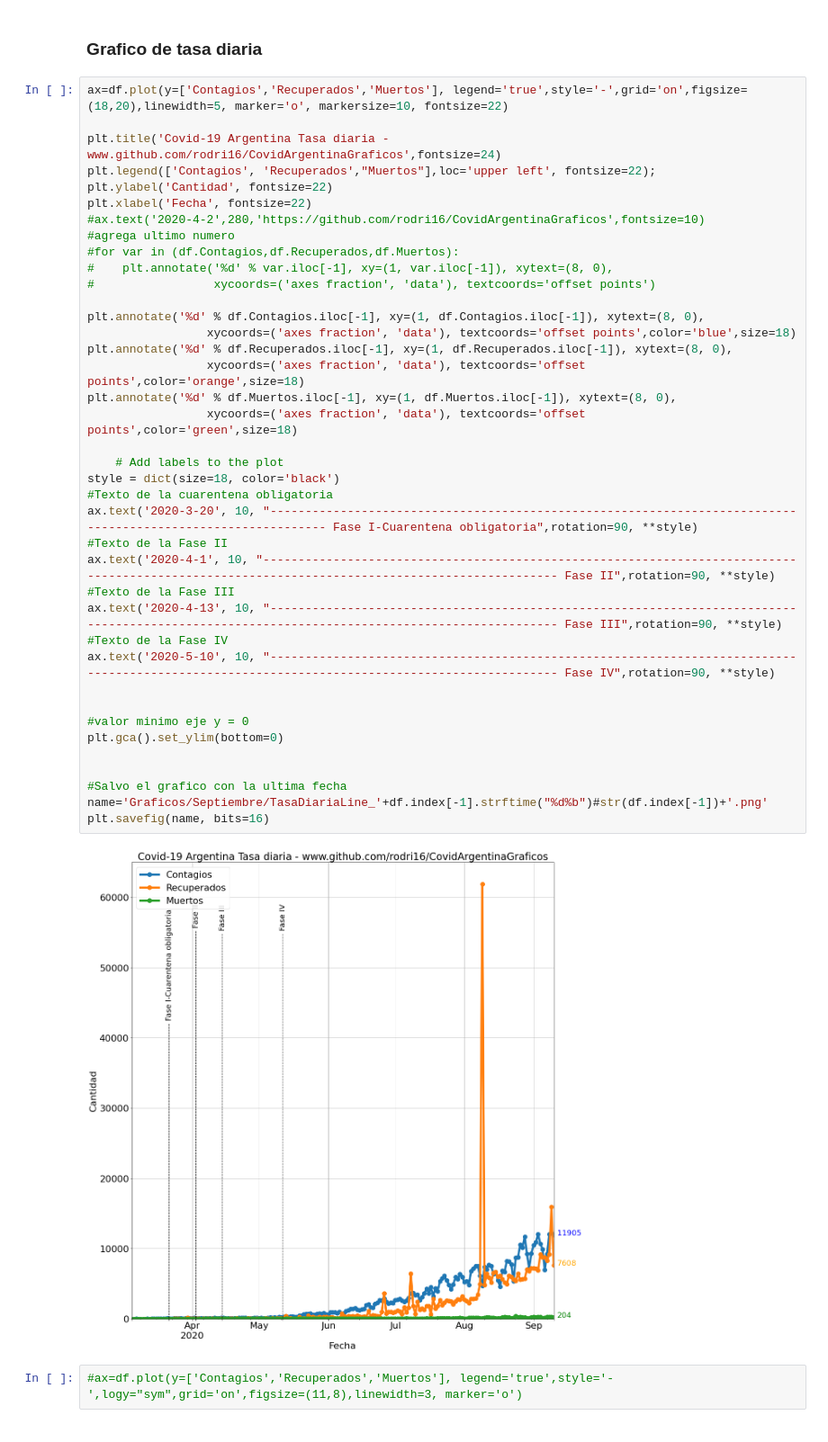
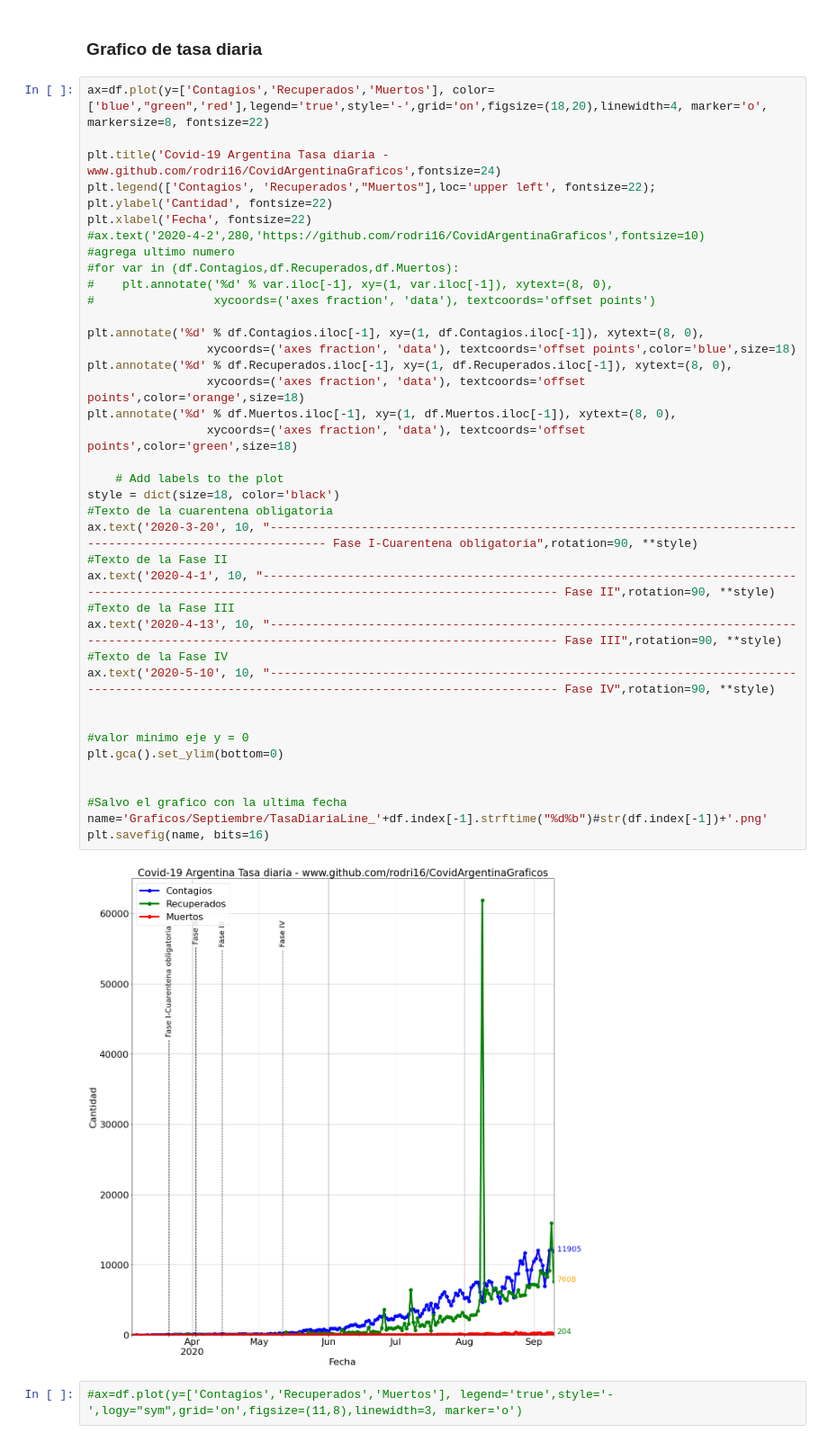
Before and after one commit to rodri16/CovidArgentinaGraficos, a Jupyter notebook: Covid19_Arg_Python_notebook.ipynb, the cells around one changed output. Shown at 90% size. Saved outputs shown, nothing was run; the diff lists cells and outputs as text.

```diff
--- a/Covid19_Arg_Python_notebook.ipynb
+++ b/Covid19_Arg_Python_notebook.ipynb
@@ -93,7 +93,7 @@ df.tail(10)
 # %% [markdown]
 ### Grafico de tasa diaria
 # %%
-ax=df.plot(y=['Contagios','Recuperados','Muertos'], legend='true',style='-',grid='on',figsize=(18,20),linewidth=5, marker='o', markersize=10, fontsize=22)
+ax=df.plot(y=['Contagios','Recuperados','Muertos'], color=['blue',"green",'red'],legend='true',style='-',grid='on',figsize=(18,20),linewidth=4, marker='o', markersize=8, fontsize=22)
 
 plt.title('Covid-19 Argentina Tasa diaria - www.github.com/rodri16/CovidArgentinaGraficos',fontsize=24)
 plt.legend(['Contagios', 'Recuperados',"Muertos"],loc='upper left', fontsize=22);
@@ -105,34 +105,34 @@ plt.xlabel('Fecha', fontsize=22)
 #    plt.annotate('%d' % var.iloc[-1], xy=(1, var.iloc[-1]), xytext=(8, 0),
 #                 xycoords=('axes fraction', 'data'), textcoords='offset points')
 
 plt.annotate('%d' % df.Contagios.iloc[-1], xy=(1, df.Contagios.iloc[-1]), xytext=(8, 0),
                  xycoords=('axes fraction', 'data'), textcoords='offset points',color='blue',size=18)
 plt.annotate('%d' % df.Recuperados.iloc[-1], xy=(1, df.Recuperados.iloc[-1]), xytext=(8, 0),
                  xycoords=('axes fraction', 'data'), textcoords='offset points',color='orange',size=18)
 plt.annotate('%d' % df.Muertos.iloc[-1], xy=(1, df.Muertos.iloc[-1]), xytext=(8, 0),
                  xycoords=('axes fraction', 'data'), textcoords='offset points',color='green',size=18)
 
     # Add labels to the plot
 style = dict(size=18, color='black')
 #Texto de la cuarentena obligatoria
 ax.text('2020-3-20', 10, "------------------------------------------------------------------------------------------------------------- Fase I-Cuarentena obligatoria",rotation=90, **style)
 #Texto de la Fase II
 ax.text('2020-4-1', 10, "----------------------------------------------------------------------------------------------------------------------------------------------- Fase II",rotation=90, **style)
 #Texto de la Fase III
 ax.text('2020-4-13', 10, "---------------------------------------------------------------------------------------------------------------------------------------------- Fase III",rotation=90, **style)
 #Texto de la Fase IV
 ax.text('2020-5-10', 10, "---------------------------------------------------------------------------------------------------------------------------------------------- Fase IV",rotation=90, **style)
 
 
 #valor minimo eje y = 0
 plt.gca().set_ylim(bottom=0)
 
 
 #Salvo el grafico con la ultima fecha
 name='Graficos/Septiembre/TasaDiariaLine_'+df.index[-1].strftime("%d%b")#str(df.index[-1])+'.png'
 plt.savefig(name, bits=16)
 # %% [output]
-[figure, old version]
+[figure, new version]
 # %%
 #ax=df.plot(y=['Contagios','Recuperados','Muertos'], legend='true',style='-',logy="sym",grid='on',figsize=(11,8),linewidth=3, marker='o')
 # %%
```
Also changed, not shown: 12 other files.
